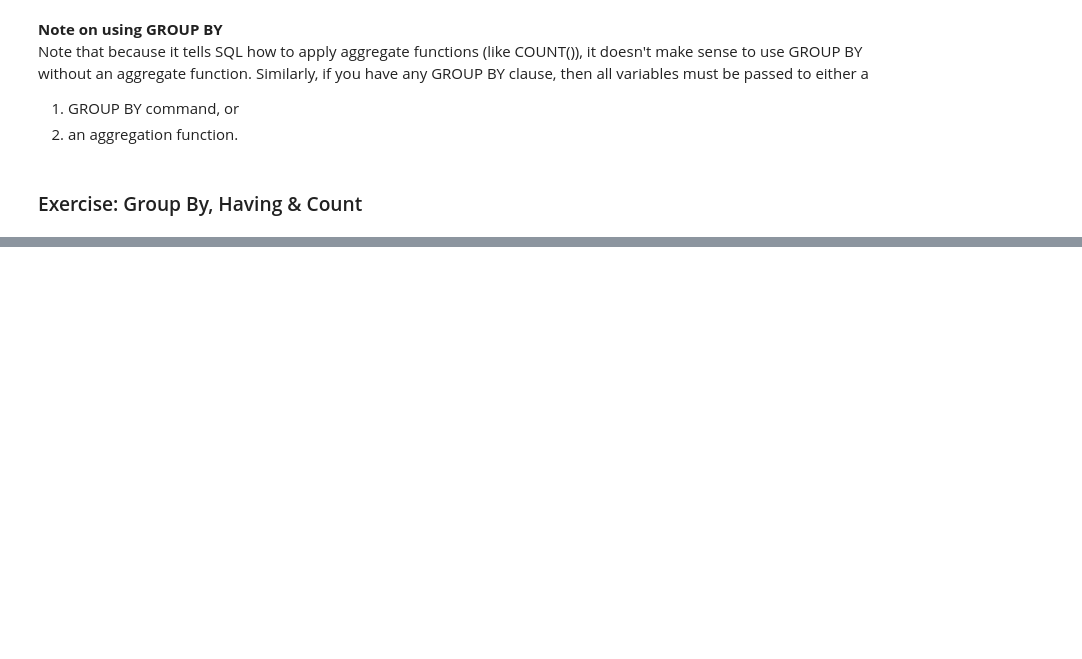
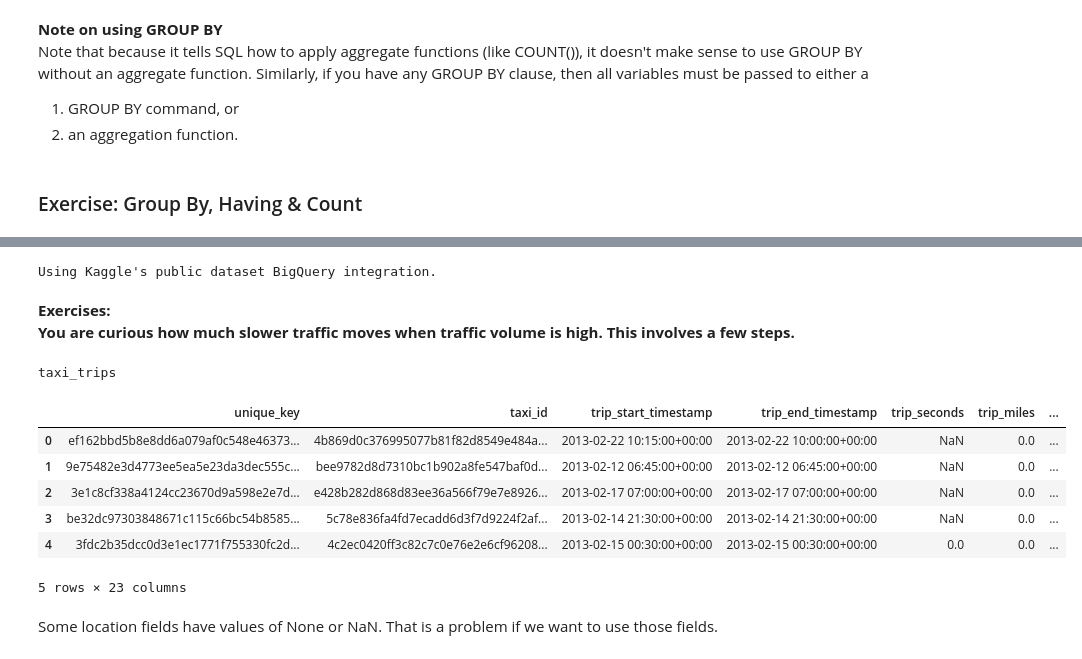
Before and after one commit to albert-joonyoung-park/kaggle-lessons, a Jupyter notebook: kaggle-sql-bigquery.ipynb, the cells around one changed output, grey strips where cells are left out. Saved outputs shown, nothing was run; the diff lists cells and outputs as text; code cells hidden in the pictures; blank space fills up the shorter version.

```diff
--- a/kaggle-sql-bigquery.ipynb
+++ b/kaggle-sql-bigquery.ipynb
@@ -677,0 +1021,51 @@ Note that because it tells SQL how to apply aggregate functions (like COUNT()),
+# %%
+from google.cloud import bigquery
+
+# Create a "Client" object
+client = bigquery.Client()
+
+# Construct a reference to the "chicago_taxi_trips" dataset
+dataset_ref = client.dataset("chicago_taxi_trips", project="bigquery-public-data")
+
+# API request - fetch the dataset
+dataset = client.get_dataset(dataset_ref)
+# %% [output]
+Using Kaggle's public dataset BigQuery integration.
+# %% [markdown]
+**Exercises:
+You are curious how much slower traffic moves when traffic volume is high. This involves a few steps.**
+# %%
+# 1) Find the data
+# Before you can access the data, you need to find the table name with the data
+
+tables = list(client.list_tables(dataset))
+# print the table names
+for table in tables:
+    print(table.table_id)
+
+# Write the table name as a string below
+table_name = "taxi_trips"
+# %% [output]
+taxi_trips
+# %%
+# 2) Peek at the data
+# Use the next code cell to peek at the top few rows of the data. Inspect the data and see if any issues with data quality are immediately obvious.
+
+# Construct a reference to the "taxi_trips" table
+table_ref = dataset_ref.table("taxi_trips")
+
+# API request - fetch the table
+table = client.get_table(table_ref)
+
+# Preview the first five lines of the "taxi_trips" table
+client.list_rows(table, max_results=5).to_dataframe()
+# %% [output]
+|  | unique_key | taxi_id | trip_start_timestamp | trip_end_timestamp | trip_seconds | trip_miles | ... |
+| 0 | ef162bbd5b8e8dd6a079af0c548e46373... | 4b869d0c376995077b81f82d8549e484a... | 2013-02-22 10:15:00+00:00 | 2013-02-22 10:00:00+00:00 | NaN | 0.0 | ... |
+| 1 | 9e75482e3d4773ee5ea5e23da3dec555c... | bee9782d8d7310bc1b902a8fe547baf0d... | 2013-02-12 06:45:00+00:00 | 2013-02-12 06:45:00+00:00 | NaN | 0.0 | ... |
+| 2 | 3e1c8cf338a4124cc23670d9a598e2e7d... | e428b282d868d83ee36a566f79e7e8926... | 2013-02-17 07:00:00+00:00 | 2013-02-17 07:00:00+00:00 | NaN | 0.0 | ... |
+| 3 | be32dc97303848671c115c66bc54b8585... | 5c78e836fa4fd7ecadd6d3f7d9224f2af... | 2013-02-14 21:30:00+00:00 | 2013-02-14 21:30:00+00:00 | NaN | 0.0 | ... |
+| 4 | 3fdc2b35dcc0d3e1ec1771f755330fc2d... | 4c2ec0420ff3c82c7c0e76e2e6cf96208... | 2013-02-15 00:30:00+00:00 | 2013-02-15 00:30:00+00:00 | 0.0 | 0.0 | ... |
+5 rows × 23 columns
+# %% [markdown]
+Some location fields have values of None or NaN. That is a problem if we want to use those fields.
```
Also changed, not shown: parts of 38 cells of this notebook.
